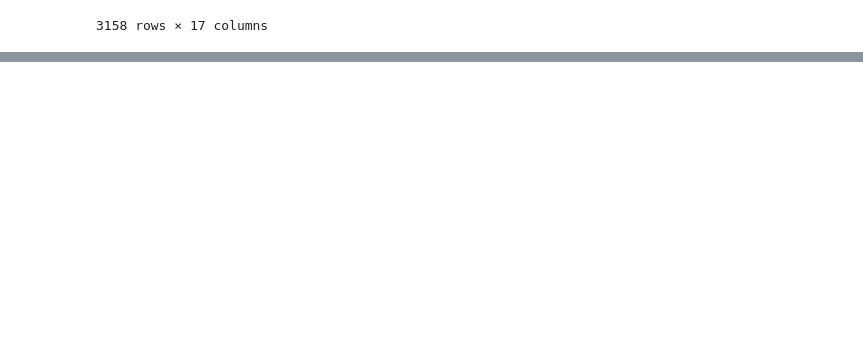
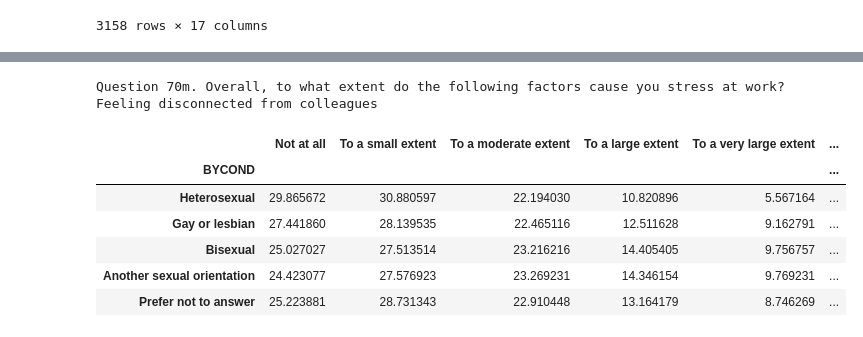
Before and after one commit to Sunnyc317/CanDev-equity_groups_talent_mobilization-, a Jupyter notebook: data_challenge.ipynb, the cells around one changed output, grey strips where cells are left out. Cells and saved outputs as stored; diff of their text form; code cells hidden in the pictures; blank space fills up the shorter version.

Commit message:
updated function with groupings

```diff
--- a/data_challenge.ipynb
+++ b/data_challenge.ipynb
@@ -258,0 +295,42 @@ df_emp_survey.query("QUESTION == 'Q62'")[cols_to_look]
+# %%
+# get actual responses for each question
+def get_responses(q):
+    return df_responses.query(f"QUESTION == '{q}'")[['Answer1ENG','Answer2ENG','Answer3ENG','Answer4ENG','Answer5ENG','Answer6ENG','Answer7ENG']].values[0]
+
+# get demographic codes for each question
+def get_demo_descrip(demo_codes):
+    dict_codes = {}
+    for i in demo_codes:
+        dict_codes[i] = df_emp_survey.query(f"BYCOND == '{i}'")['DESCRIP_E'].iloc[0]
+    return dict_codes
+
+# get data frame results for a question
+def get_results(q, demo_code):
+    # get men, women and gender diverse answer pools for a question on average across all dept
+    idx_cols = get_demo_descrip(df_emp_survey.query(f"BYCOND_2 == '{demo_code}' and QUESTION == '{q}'").groupby('BYCOND').mean()[ans_cols].index)
+    df_resp_score = df_emp_survey.query(f"BYCOND_2 == '{demo_code}' and QUESTION == '{q}'").groupby('BYCOND').mean()[ans_cols]
+    responses = get_responses(q)
+
+    # replace values
+    df_resp_score.rename(index=idx_cols, inplace=True)
+    df_resp_score.columns = responses
+
+    return df_resp_score
+# %%
+# all questions selected
+questions = ['Q26','Q30','Q40','Q41','Q45','Q53','Q54','Q55','Q60','Q61','Q62','Q67','Q69','Q70c','Q70l','Q70m','Q71','Q72','Q78','Q91']
+dict_questions = {}
+
+# dictionary of questions
+for q in questions:
+    dict_questions[q] = df_emp_survey.query(f"QUESTION == '{q}'")['TITLE_E'].iloc[0]
+
+# COND_1 is demographic code with value on left side e.g. democode -> (Q121A = 2) and cond_1 -> (Q121A)
+dict_demograph = {}
+for c in uniq_by_cond:
+    dict_demograph[c] = list(df_emp_survey.query(f"BYCOND_1 == '{c}'")['DESCRIP_E'].unique())
+
+# COND_2 is more general than COND_1. democode -> (Q121A = 2) and cond_2 -> (Q121) this helps us group more categories
+dict_demograph_2 = {}
+for c in uniq_by_cond_2:
+    dict_demograph_2[c] = list(df_emp_survey.query(f"BYCOND_2 == '{c}'")['DESCRIP_E'].unique())
@@ -258,0 +360,12 @@ df_emp_survey.query("QUESTION == 'Q62'")[cols_to_look]
+# %%
+print(dict_questions['Q70m'])
+get_results('Q70m',uniq_by_cond_2[7])
+# %% [output]
+Question 70m. Overall, to what extent do the following factors cause you stress at work? Feeling disconnected from colleagues
+|  | Not at all | To a small extent | To a moderate extent | To a large extent | To a very large extent | ... |
+| BYCOND |  |  |  |  |  | ... |
+| Heterosexual | 29.865672 | 30.880597 | 22.194030 | 10.820896 | 5.567164 | ... |
+| Gay or lesbian | 27.441860 | 28.139535 | 22.465116 | 12.511628 | 9.162791 | ... |
+| Bisexual | 25.027027 | 27.513514 | 23.216216 | 14.405405 | 9.756757 | ... |
+| Another sexual orientation | 24.423077 | 27.576923 | 23.269231 | 14.346154 | 9.769231 | ... |
+| Prefer not to answer | 25.223881 | 28.731343 | 22.910448 | 13.164179 | 8.746269 | ... |
```
Also changed, not shown: parts of 17 cells of this notebook.
